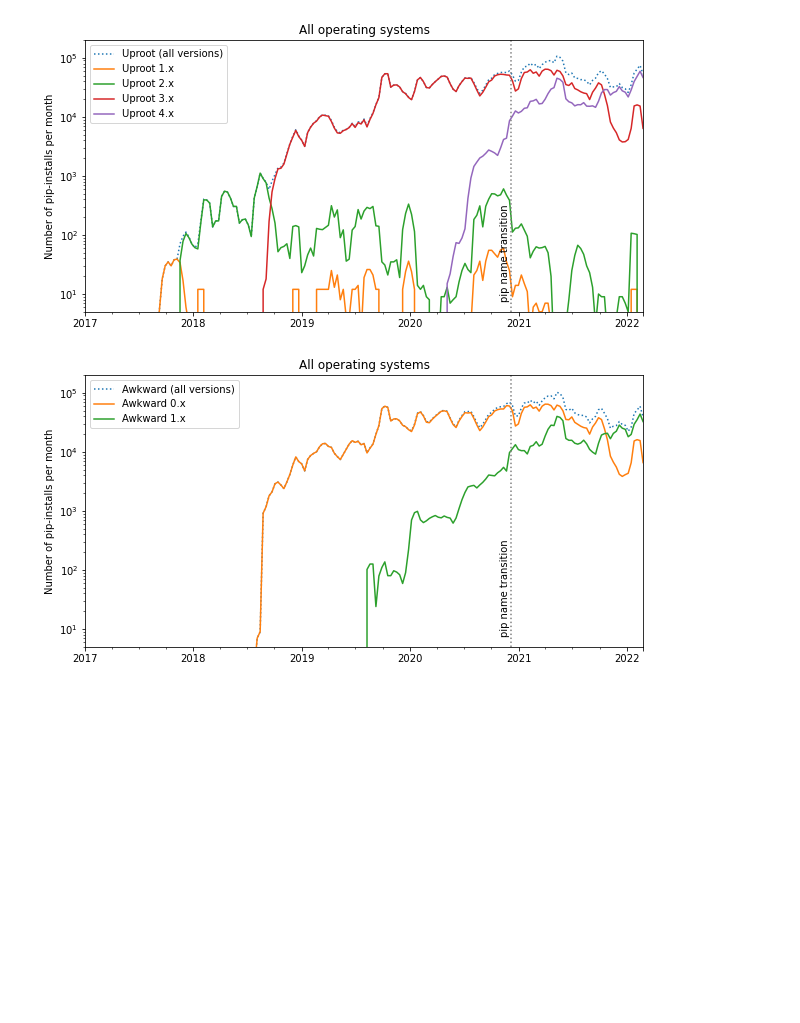
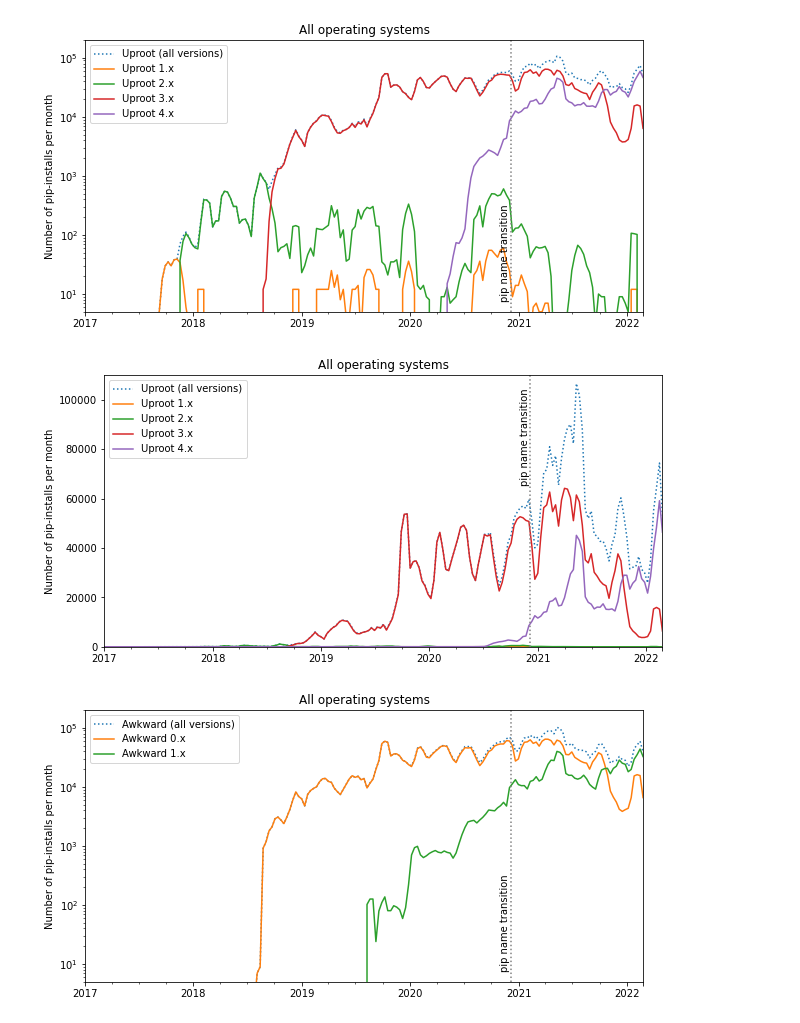
Before and after one commit to jpivarski-talks/2022-03-04-reload-statistics, a Jupyter notebook: pip-downloads.ipynb, the cells around one changed output. Cells and saved outputs as stored; diff of their text form; code cells hidden in the pictures; blank space fills up the shorter version.

Commit message:
Add linear-scale version adoption plots.

```diff
--- a/pip-downloads.ipynb
+++ b/pip-downloads.ipynb
@@ -483,6 +483,22 @@ ax.get_figure().savefig("PLOTS/pip-allos-uproot-log.svg")
 ax.get_figure().savefig("PLOTS/pip-allos-uproot-log.pdf")
 # %% [output]
 [figure]
+# %%
+ax = all_packages[[
+    "Uproot (all versions)", "Uproot 1.x", "Uproot 2.x", "Uproot 3.x", "Uproot 4.x"
+]].rolling(3).sum().plot(logy=False, style=[":", "-", "-", "-", "-"], figsize=(10, 5))
+ax.set_ylim(0, 110000)
+ax.set_xlim(pd.to_datetime("2017-01-01"), all_packages.index[-1])
+ax.axvline(pd.to_datetime("2020-12-05"), ls=":", c="gray")
+ax.text(pd.to_datetime("2020-12-05") - pd.to_timedelta("35 days"), 85000, "pip name transition", rotation=90, va="center")
+ax.legend(loc="upper left")
+ax.set_xlabel("")
+ax.set_ylabel("Number of pip-installs per month")
+ax.set_title("All operating systems")
+ax.get_figure().savefig("PLOTS/pip-allos-uproot-lin.svg")
+ax.get_figure().savefig("PLOTS/pip-allos-uproot-lin.pdf")
+# %% [output]
+[figure, added]
 # %%
 ax = all_packages[[
     "Awkward (all versions)", "Awkward 0.x", "Awkward 1.x",
```
Also changed, not shown: parts of 5 cells of this notebook, 41 other files.
